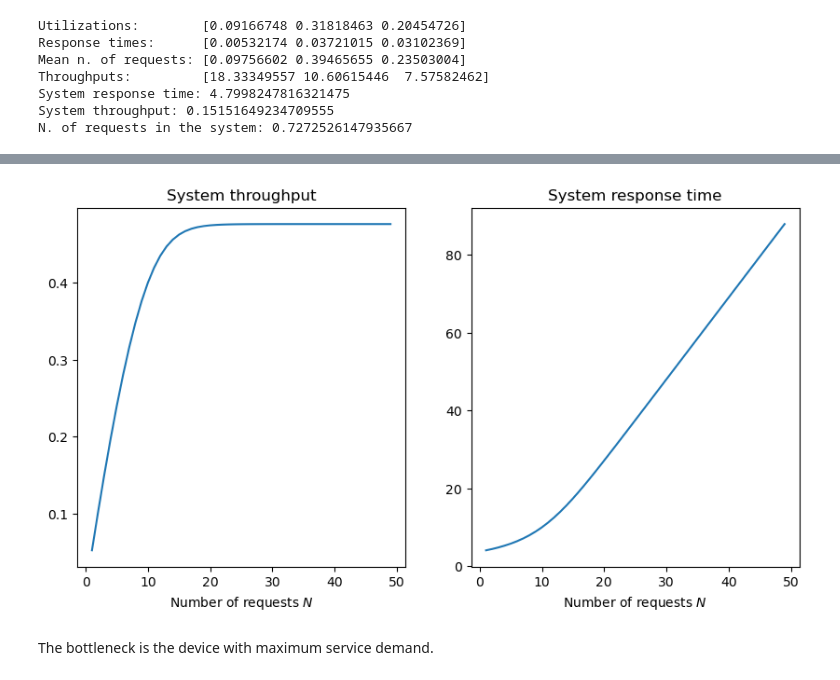
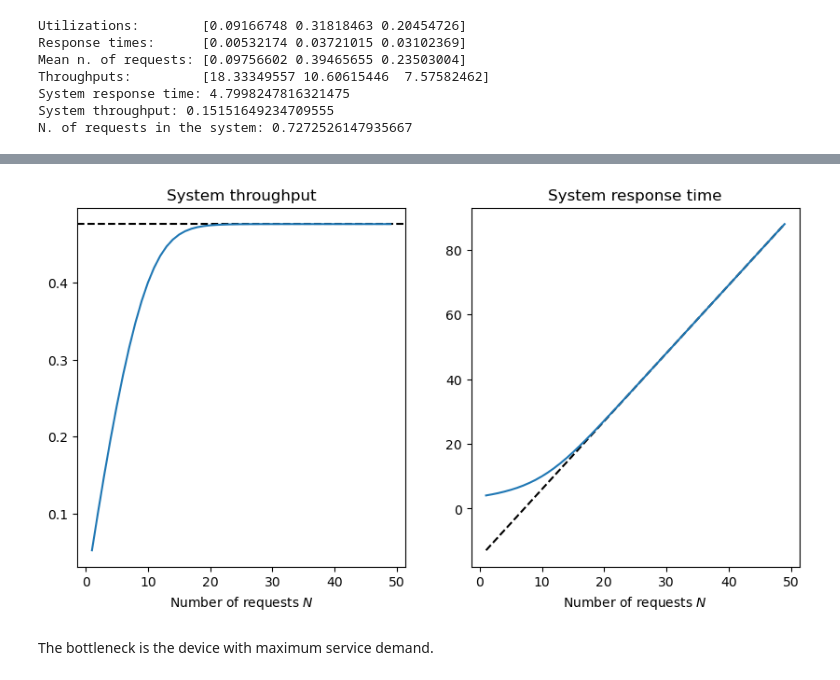
Before and after one commit to ali-benny/simulation-systems, a Jupyter notebook: queueing-theory/queueing-theory.ipynb, the cells around one changed output, grey strips where cells are left out. Drawn from its saved outputs; the diff is of its cells as text; code cells hidden in the pictures.

```diff
--- a/queueing-theory/queueing-theory.ipynb
+++ b/queueing-theory/queueing-theory.ipynb
@@ -435,23 +457,26 @@ Differently than open networks, closed networks are always stable, i.e., it is p
 # %%
+Dmax = np.max(S*V) # max of the service demands
 Ns = range(1,50)
 Xsys = np.zeros_like(Ns, dtype=float)
 Rsys = np.zeros_like(Ns, dtype=float)
-for i,_ in enumerate(Ns):
-    _, R, _, _ = mva(Ns[i], V, S, Z, delay)
+for i,N in enumerate(Ns):
+    _, R, _, _ = mva(N, V, S, Z, delay)
     Rsys[i] = np.dot(V, R)
-    Xsys[i] = Ns[i]/(Z+Rsys[i])
+    Xsys[i] = N/(Z+Rsys[i])
 plt.subplots(1, 2, figsize=(10,5))
 plt.subplot(1,2,1)
+plt.axhline(y = 1/Dmax, c='k', linestyle='--') # upper bound on X
 plt.plot(Ns, Xsys)
 plt.title(f"System throughput")
 plt.xlabel(f"Number of requests $N$")
 plt.subplot(1,2,2)
+plt.plot(Ns, Ns*Dmax - Z, c='k', linestyle='--') # lower bound on R
 plt.plot(Ns, Rsys)
 plt.title("System response time")
 plt.xlabel(f"Number of requests $N$")
 plt.show();
 # %% [output]
-[figure, old version]
+[figure, new version]
 # %% [markdown]
 The bottleneck is the device with maximum service demand.
 # %%
```
Also changed, not shown: parts of 4 cells of this notebook, 3 other files.
